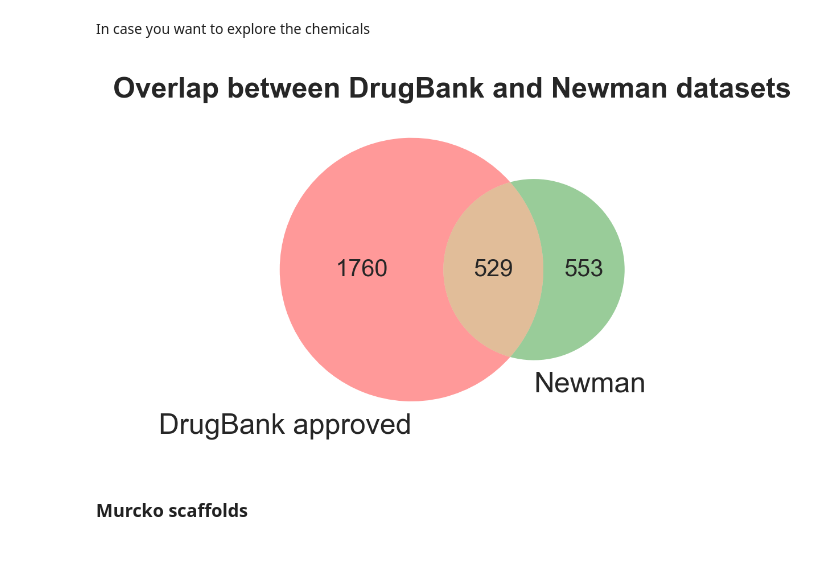
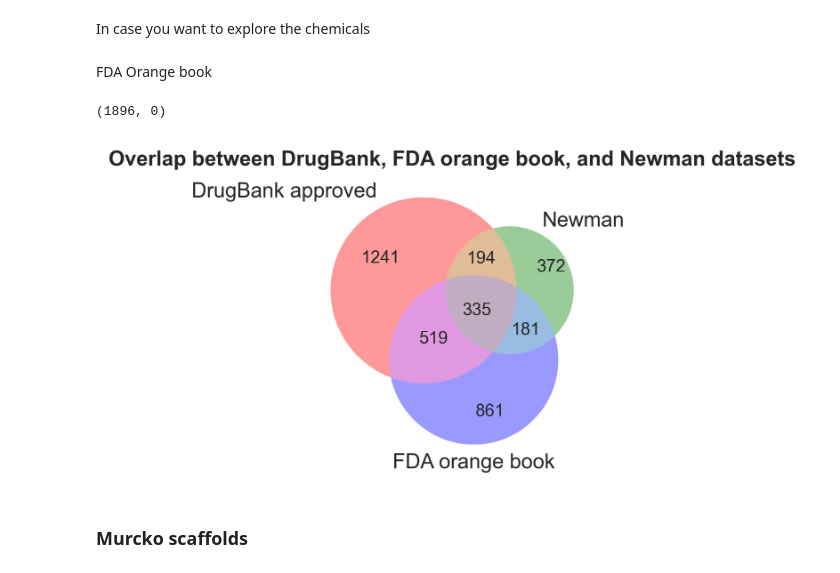
Before and after one commit to enveda/plant-chemical-space, a Jupyter notebook: notebooks/5_approved_phytochemicals.ipynb, the cells around one changed output. Cells and saved outputs as stored; diff of their text form; code cells hidden in the pictures.

Commit message:
Add FDA orange book to analysis

```diff
--- a/notebooks/5_approved_phytochemicals.ipynb
+++ b/notebooks/5_approved_phytochemicals.ipynb
@@ -253,7 +248,9 @@ lotus_smiles = pd.read_csv(
     header=None,
 )
 # %%
-natural_products_smiles = set(lotus_smiles.smiles.unique()).union(set(coconut_smiles.smiles.unique()))
+natural_products_smiles = set(lotus_smiles.smiles.unique()).union(
+    set(coconut_smiles.smiles.unique())
+)
 # %%
 len(natural_products_smiles)
 # %% [output]
@@ -276,9 +273,7 @@ for smiles in tqdm(natural_products_smiles):
         skipped.add(smiles)
         continue
 
-    all_natural_products_inchikeys.add(
-        get_first_part_inchikey(inchikey)
-    )
+    all_natural_products_inchikeys.add(get_first_part_inchikey(inchikey))
 # %%
 len(skipped)
 # %% [output]
@@ -488,13 +493,47 @@ In case you want to explore the chemicals
 # PandasTools.SaveXlsxFromFrame(dump_df, 'double_check_chemicals.xlsx', molCol='Mol Image')
 # %%
 # del phytochemicals_pubchems_set, inchikey_to_pubchem, chemical_to_plants, medicinal_plants_with_approved_drugs, non_medicinal_plants_with_approved_drugs
+# %% [markdown]
+FDA Orange book
+# %%
+fda_approved_orange = pd.read_csv(
+    "approved_drugs_structures.tsv",
+    sep="\t",
+)
+# %%
+fda_approved_inchikeys = set()
+skipped = 0
+
+for smiles in tqdm(fda_approved_orange["smiles"]):
+    try:
+        mol = MolFromSmiles(smiles)
+    except:
+        skipped += 1
+
+    fda_approved_inchikeys.add(
+        get_first_part_inchikey(InchiToInchiKey(MolToInchi(mol)))
+    )
+# %%
+len(fda_approved_inchikeys), skipped
+# %% [output]
+(1896, 0)
 # %%
 plt.figure(dpi=300, figsize=([3, 3]))
-v = venn2([drugbank_inchikeys, synthethics_inchikeys.union(natural_products_newman_inchikeys)], set_labels = ('DrugBank approved', 'Newman')
+v = venn3(
+    [
+        drugbank_inchikeys,
+        synthethics_inchikeys.union(natural_products_newman_inchikeys),
+        fda_approved_inchikeys,
+    ],
+    set_labels=("DrugBank approved", "Newman", "FDA orange book"),
 )
-plt.title('Overlap between DrugBank and Newman datasets', fontsize=12, fontweight='bold')
+plt.title(
+    "Overlap between DrugBank, FDA orange book, and Newman datasets",
+    fontsize=12,
+    fontweight="bold",
+)
 
 plt.show()
 # %% [output]
-[figure, old version]
+[figure, new version]
 # %%
```
Also changed, not shown: parts of 23 cells of this notebook.
